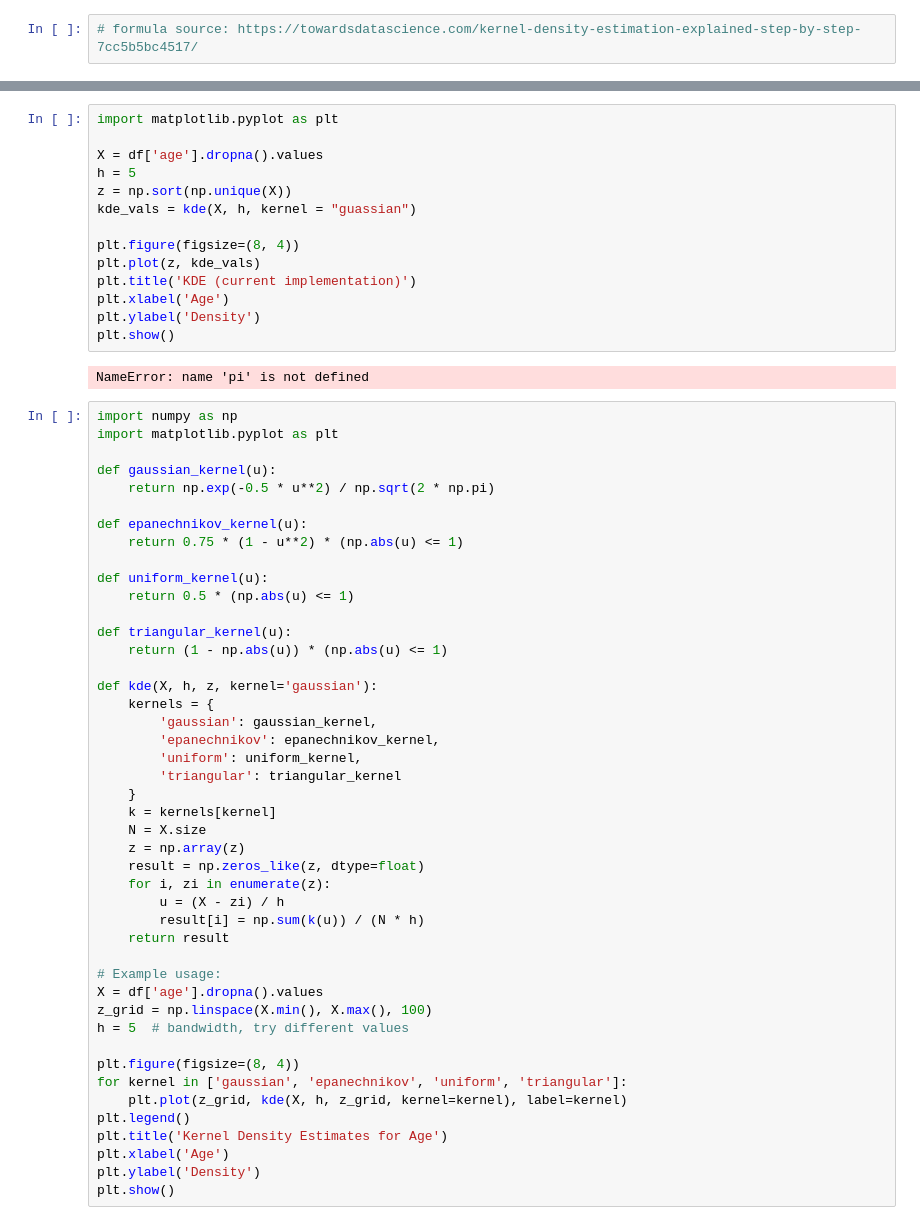
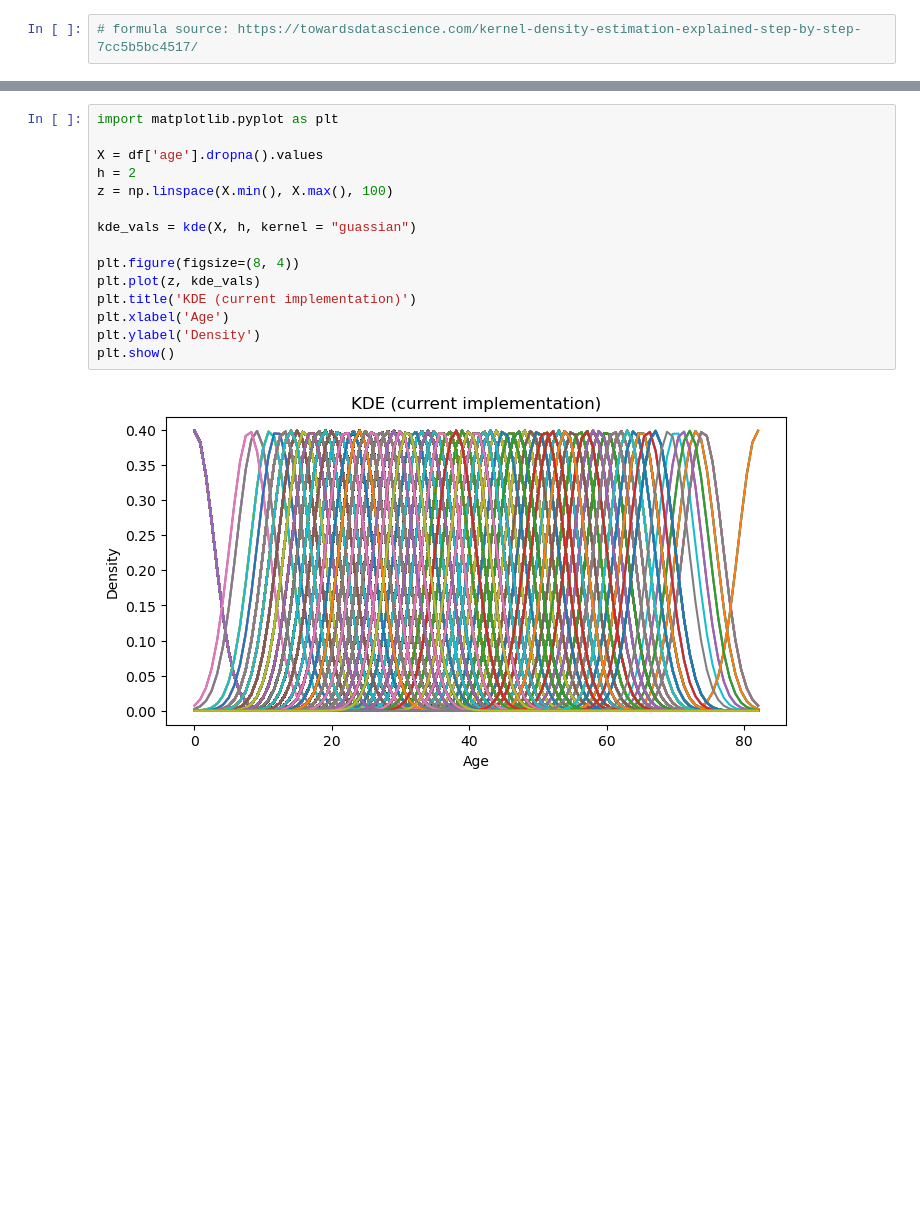
Before and after one commit to rde6mn/DS5030-Assignment2, a Jupyter notebook: assignment_2.ipynb, the cells around one changed output, grey strips where cells are left out. Saved outputs shown, nothing was run; the diff lists cells and outputs as text; blank space fills up the shorter version.

```diff
--- a/assignment_2.ipynb
+++ b/assignment_2.ipynb
@@ -307,61 +334,17 @@ def kde(x, h, kernel = "guassian"):
 # %%
 import matplotlib.pyplot as plt
 
 X = df['age'].dropna().values
-h = 5
-z = np.sort(np.unique(X))
+h = 2
+z = np.linspace(X.min(), X.max(), 100)
+
 kde_vals = kde(X, h, kernel = "guassian")
 
 plt.figure(figsize=(8, 4))
 plt.plot(z, kde_vals)
 plt.title('KDE (current implementation)')
 plt.xlabel('Age')
 plt.ylabel('Density')
 plt.show()
 # %% [output]
-NameError: name 'pi' is not defined
+[figure, added]
-# %%
-import numpy as np
-import matplotlib.pyplot as plt
-
-def gaussian_kernel(u):
-    return np.exp(-0.5 * u**2) / np.sqrt(2 * np.pi)
-
-def epanechnikov_kernel(u):
-    return 0.75 * (1 - u**2) * (np.abs(u) <= 1)
-
-def uniform_kernel(u):
-    return 0.5 * (np.abs(u) <= 1)
-
-def triangular_kernel(u):
-    return (1 - np.abs(u)) * (np.abs(u) <= 1)
-
-def kde(X, h, z, kernel='gaussian'):
-    kernels = {
-        'gaussian': gaussian_kernel,
-        'epanechnikov': epanechnikov_kernel,
-        'uniform': uniform_kernel,
-        'triangular': triangular_kernel
-    }
-    k = kernels[kernel]
-    N = X.size
-    z = np.array(z)
-    result = np.zeros_like(z, dtype=float)
-    for i, zi in enumerate(z):
-        u = (X - zi) / h
-        result[i] = np.sum(k(u)) / (N * h)
-    return result
-
-# Example usage:
-X = df['age'].dropna().values
-z_grid = np.linspace(X.min(), X.max(), 100)
-h = 5  # bandwidth, try different values
-
-plt.figure(figsize=(8, 4))
-for kernel in ['gaussian', 'epanechnikov', 'uniform', 'triangular']:
-    plt.plot(z_grid, kde(X, h, z_grid, kernel=kernel), label=kernel)
-plt.legend()
-plt.title('Kernel Density Estimates for Age')
-plt.xlabel('Age')
-plt.ylabel('Density')
-plt.show()
```
Also changed, not shown: parts of 3 cells of this notebook.
